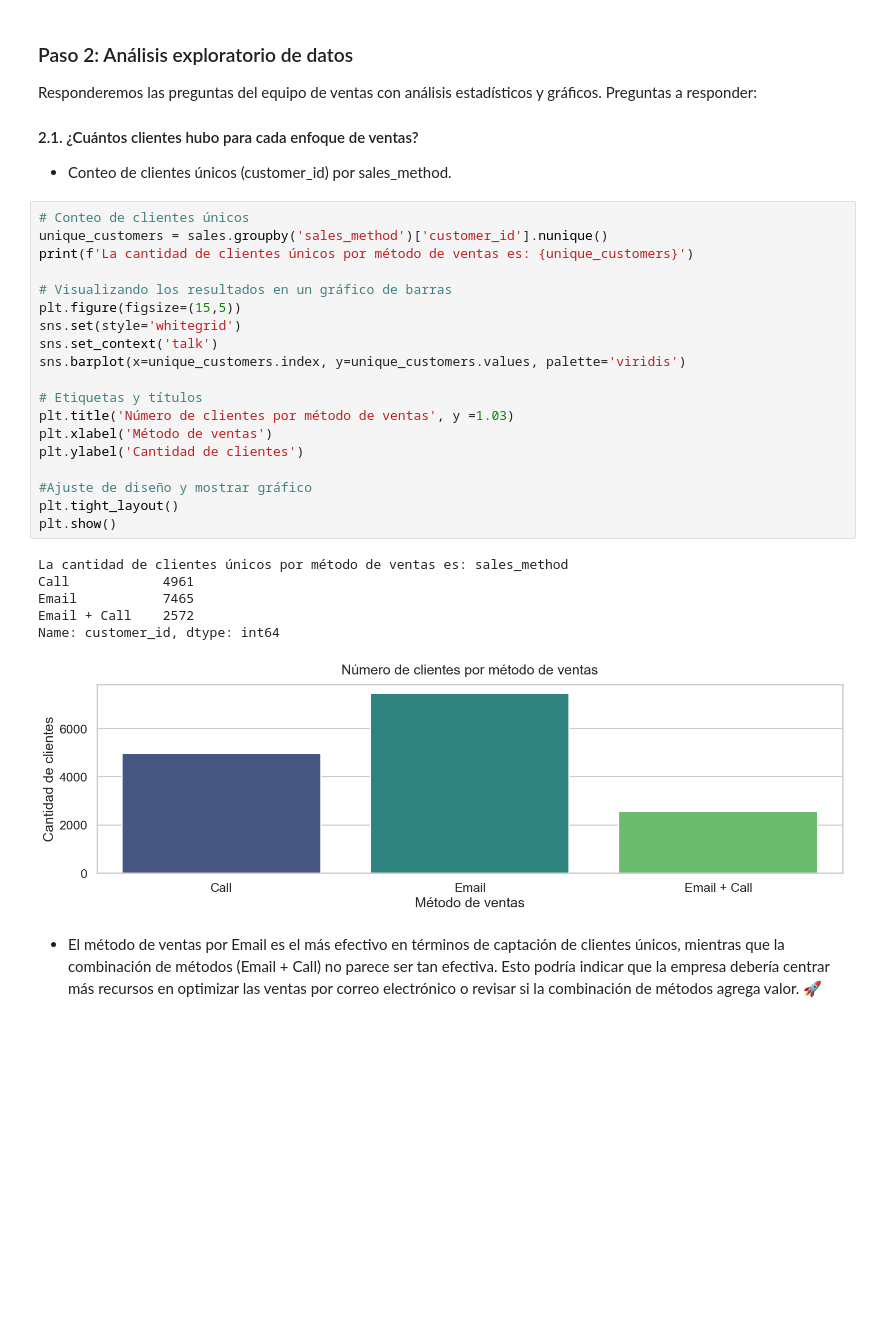
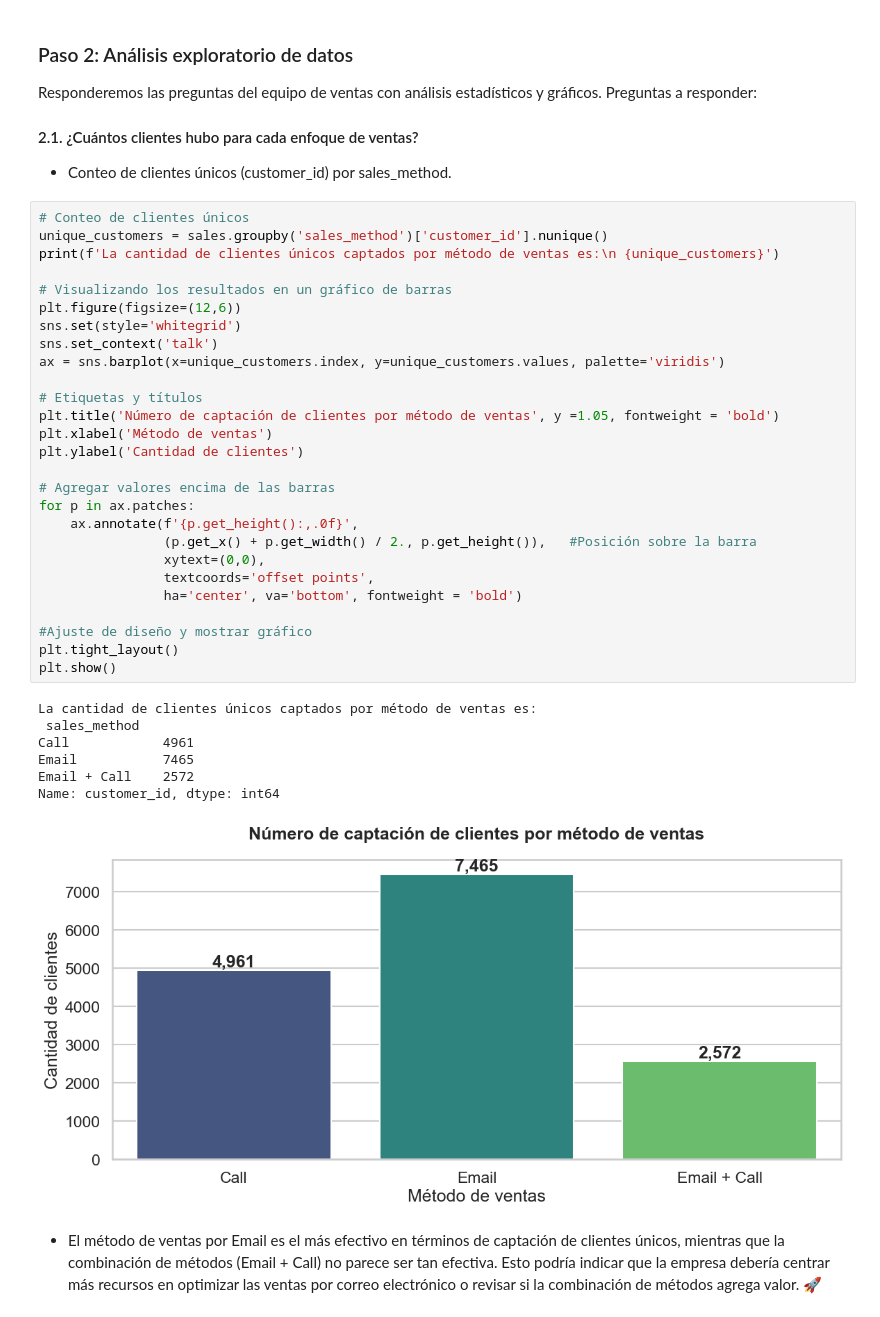
Before and after one commit to WLozanoH/prueba, a Jupyter notebook: estrategia_ventas.ipynb, the cells around one changed output. Cells and saved outputs as stored; diff of their text form; blank space fills up the shorter version.

```diff
--- a/estrategia_ventas.ipynb
+++ b/estrategia_ventas.ipynb
@@ -443,29 +476,38 @@ Preguntas a responder:
 # %%
 # Conteo de clientes únicos
 unique_customers = sales.groupby('sales_method')['customer_id'].nunique()
-print(f'La cantidad de clientes únicos por método de ventas es: {unique_customers}')
+print(f'La cantidad de clientes únicos captados por método de ventas es:\n {unique_customers}')
 
 # Visualizando los resultados en un gráfico de barras
-plt.figure(figsize=(15,5))
+plt.figure(figsize=(12,6))
 sns.set(style='whitegrid')
 sns.set_context('talk')
-sns.barplot(x=unique_customers.index, y=unique_customers.values, palette='viridis')
+ax = sns.barplot(x=unique_customers.index, y=unique_customers.values, palette='viridis')
 
 # Etiquetas y títulos
-plt.title('Número de clientes por método de ventas', y =1.03)
+plt.title('Número de captación de clientes por método de ventas', y =1.05, fontweight = 'bold')
 plt.xlabel('Método de ventas')
 plt.ylabel('Cantidad de clientes')
+
+# Agregar valores encima de las barras
+for p in ax.patches:
+    ax.annotate(f'{p.get_height():,.0f}',
+                (p.get_x() + p.get_width() / 2., p.get_height()),   #Posición sobre la barra
+                xytext=(0,0),
+                textcoords='offset points',
+                ha='center', va='bottom', fontweight = 'bold')
 
 #Ajuste de diseño y mostrar gráfico
 plt.tight_layout()
 plt.show()
 # %% [output]
-La cantidad de clientes únicos por método de ventas es: sales_method
+La cantidad de clientes únicos captados por método de ventas es:
+ sales_method
 Call            4961
 Email           7465
 Email + Call    2572
 Name: customer_id, dtype: int64
-[figure, old version]
+[figure, new version]
 # %% [markdown]
 * El método de ventas por Email es el más efectivo en términos de captación de clientes únicos, mientras que la combinación de métodos (Email + Call) no parece ser tan efectiva. Esto podría indicar que la empresa debería centrar más recursos en optimizar las ventas por correo electrónico o revisar si la combinación de métodos agrega valor. 🚀
 # %% [markdown]
```
Also changed, not shown: parts of 18 cells of this notebook.
